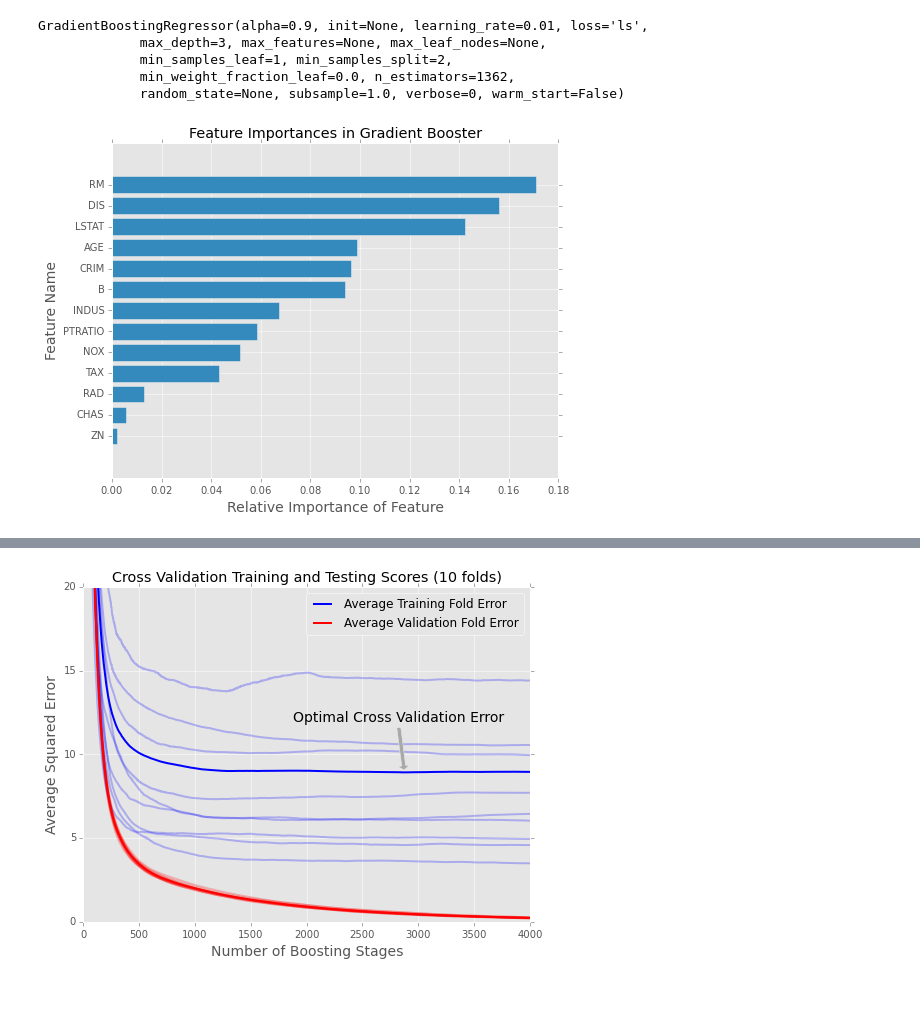
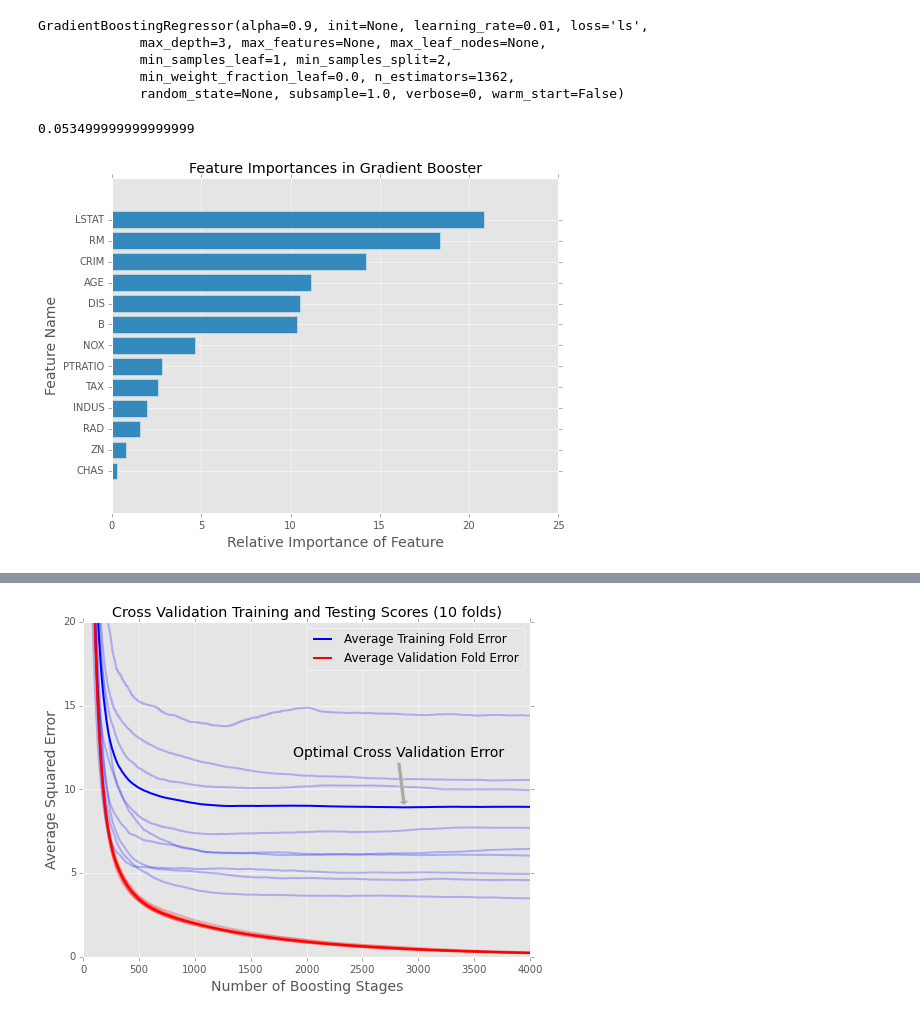
Before and after one commit to madrury/boosting-presentation, a Jupyter notebook: Boosting-Presentation-Galvanize.ipynb, the cells around one changed output, grey strips where cells are left out. Saved outputs shown, nothing was run; the diff lists cells and outputs as text; code cells hidden in the pictures.

```diff
--- a/Boosting-Presentation-Galvanize.ipynb
+++ b/Boosting-Presentation-Galvanize.ipynb
@@ -327,19 +326,24 @@ GradientBoostingRegressor(alpha=0.9, init=None, learning_rate=0.01, loss='ls',
              min_samples_leaf=1, min_samples_split=2,
              min_weight_fraction_leaf=0.0, n_estimators=1362,
              random_state=None, subsample=1.0, verbose=0, warm_start=False)
+# %%
+np.sum(model.feature_importances_)
+# %% [output]
+0.053499999999999999
 # %%
-feature_importances, feature_name, idxs = zip(*sorted(zip(model.feature_importances_, names, range(len(names)))))
+feature_importances = 100*model.feature_importances_ / np.sum(model.feature_importances_)
+feature_importances, feature_names, feature_idxs = zip(*sorted(zip(feature_importances, names, range(len(names)))))
 
 width = 0.8
 
 idx = np.arange(len(names))
 plt.barh(idx, feature_importances, align='center')
-plt.yticks(idx, feature_name)
+plt.yticks(idx, feature_names)
 
 plt.title("Feature Importances in Gradient Booster")
 plt.xlabel('Relative Importance of Feature', fontsize=14)
 plt.ylabel('Feature Name', fontsize=14)
 
 plt.savefig('plots/feature-importances.png', bbox_inches='tight')
 # %% [output]
-[figure, old version]
+[figure, new version]
```
Also changed, not shown: parts of 7 cells of this notebook, 16 other files.
